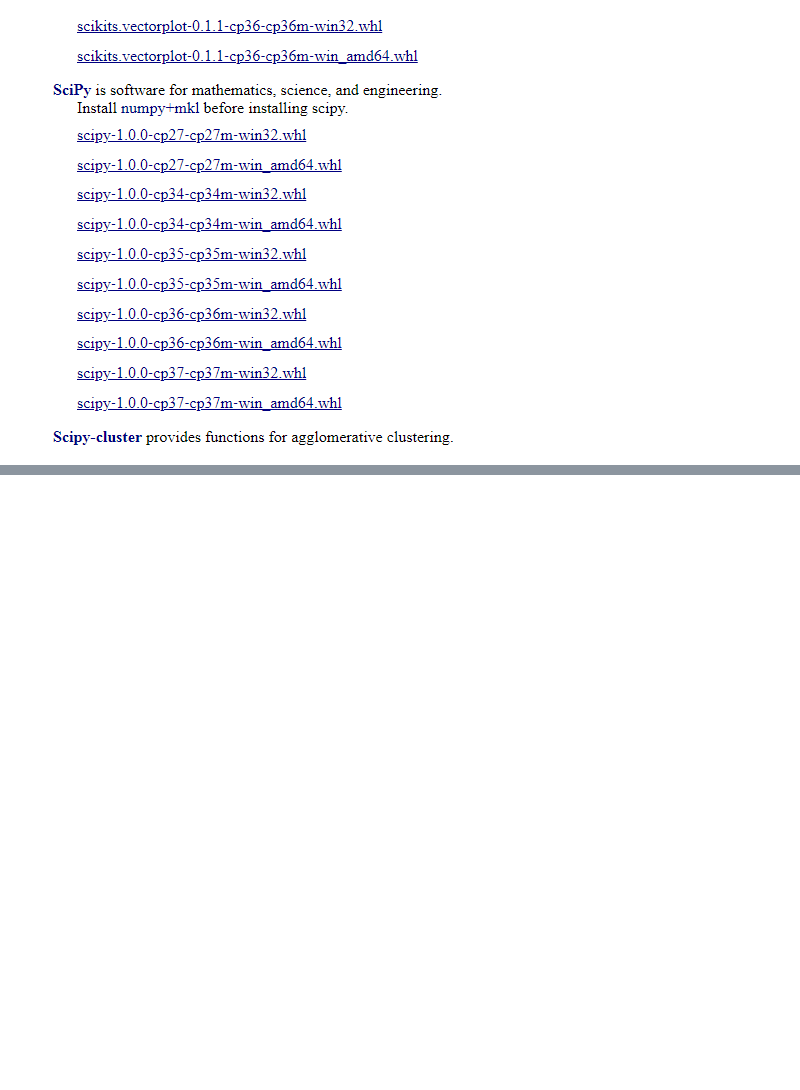
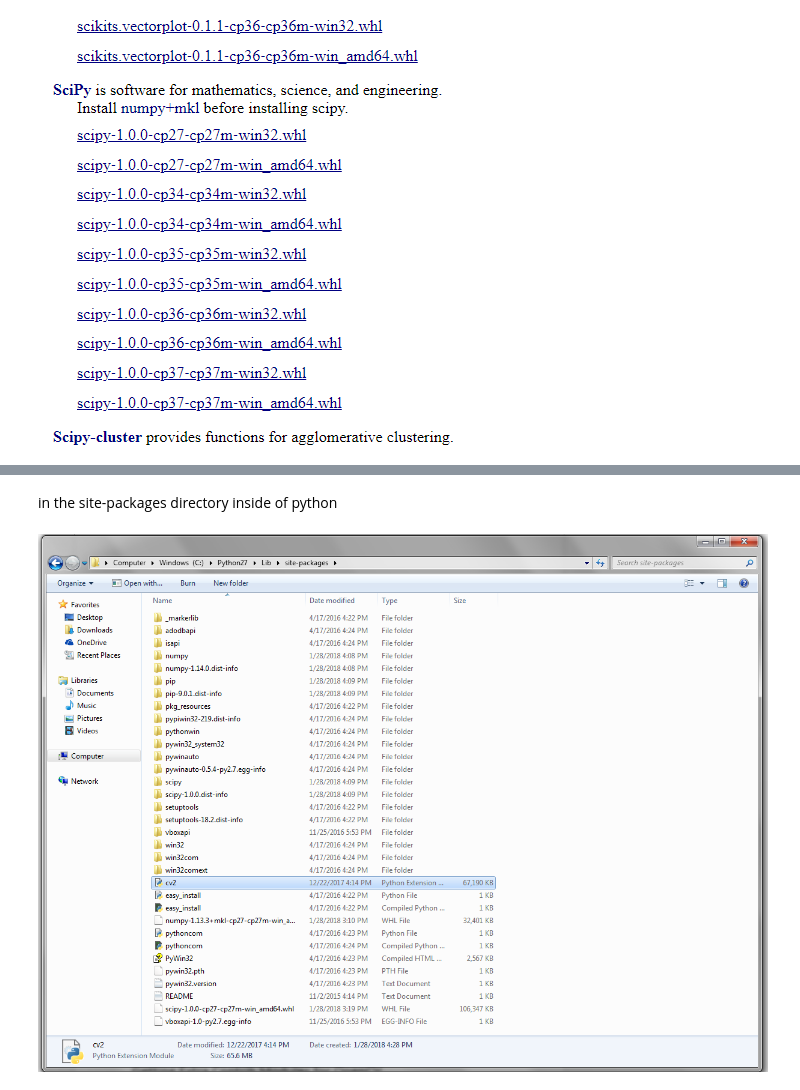
Before and after one commit to cesco345/OpenCV-on-Windows-from-Command-Line, a Jupyter notebook: tutorial1_windows.ipynb, the cells around one changed output, grey strips where cells are left out. Drawn from its saved outputs; the diff is of its cells as text; code cells hidden in the pictures; blank space fills up the shorter version.

```diff
--- a/tutorial1_windows.ipynb
+++ b/tutorial1_windows.ipynb
@@ -61,0 +69,6 @@ Image("image8.png")
+# %% [markdown]
+ in the site-packages directory inside of python
+# %%
+Image("image10.png")
+# %% [output]
+[figure, added]
```
Also changed, not shown: parts of 13 cells of this notebook.
